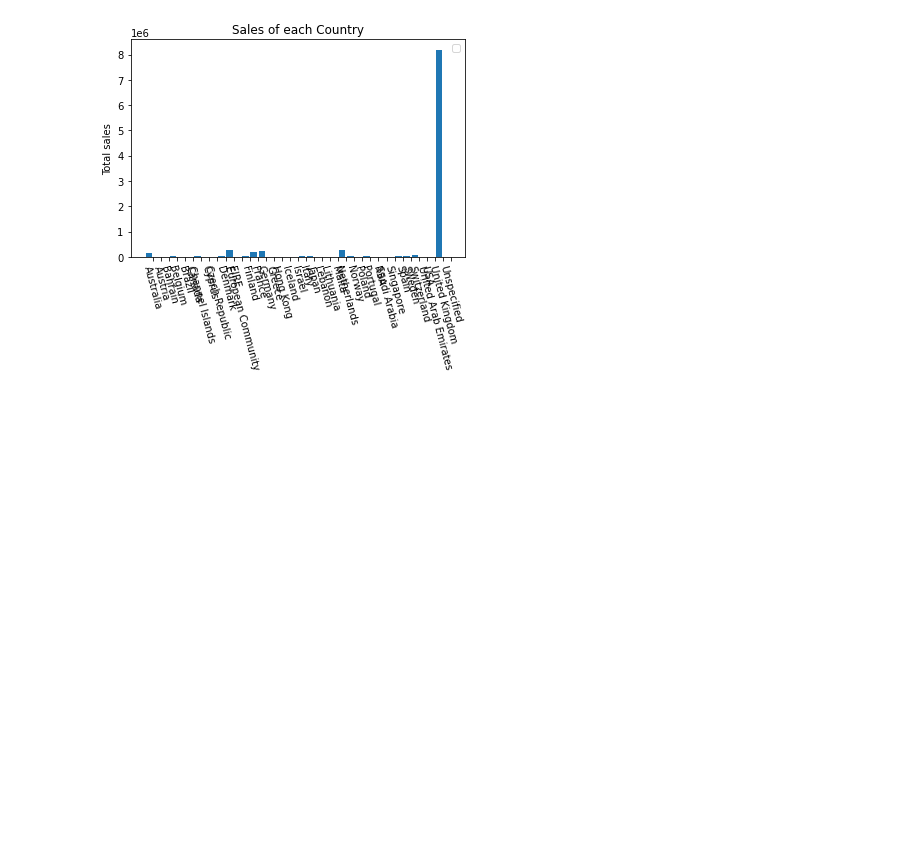
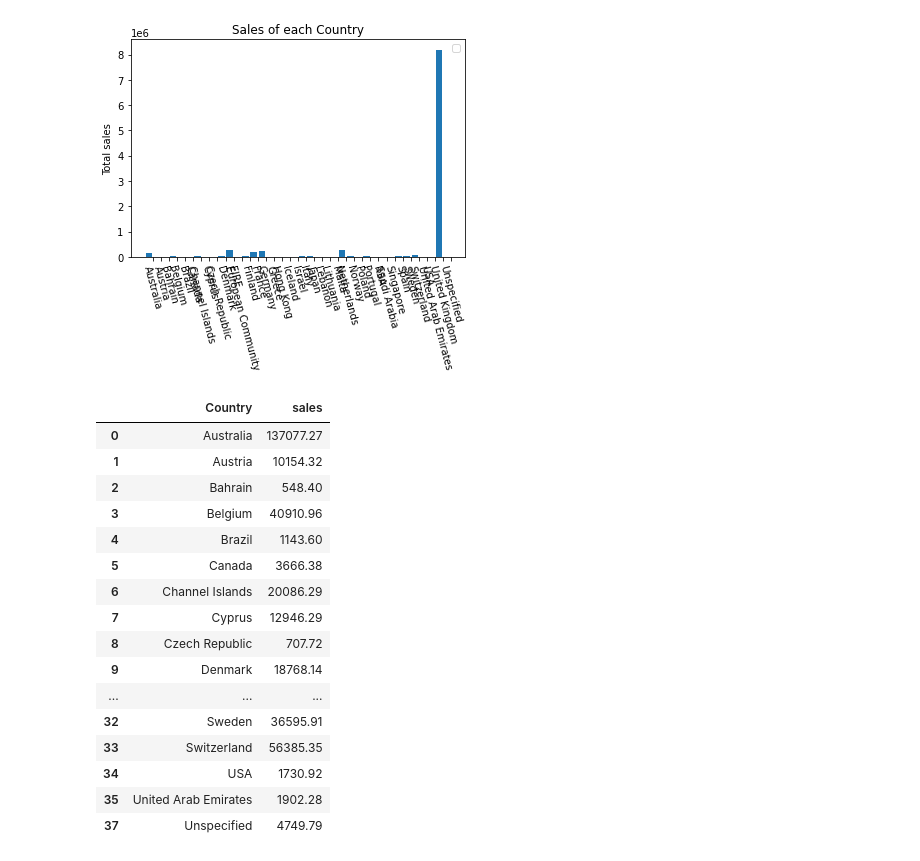
Before and after one commit to nualpair/DWDM21, a Jupyter notebook: Chapter6_Association_Rules.ipynb, the cells around one changed output. Cells and saved outputs as stored; diff of their text form; code cells hidden in the pictures; blank space fills up the shorter version.

```diff
--- a/Chapter6_Association_Rules.ipynb
+++ b/Chapter6_Association_Rules.ipynb
@@ -117,3 +140,26 @@ plt.legend();
 # %% [output]
 No handles with labels found to put in legend.
 [figure]
+# %%
+### ตัด 'United Kingdom' ออก เพราะ สูงเกินไป
+
+data_dropped_UK = data_sales.drop(36)
+data_dropped_UK
+# %% [output]
+|  | Country | sales |
+| 0 | Australia | 137077.27 |
+| 1 | Austria | 10154.32 |
+| 2 | Bahrain | 548.40 |
+| 3 | Belgium | 40910.96 |
+| 4 | Brazil | 1143.60 |
+| 5 | Canada | 3666.38 |
+| 6 | Channel Islands | 20086.29 |
+| 7 | Cyprus | 12946.29 |
+| 8 | Czech Republic | 707.72 |
+| 9 | Denmark | 18768.14 |
+| ... | ... | ... |
+| 32 | Sweden | 36595.91 |
+| 33 | Switzerland | 56385.35 |
+| 34 | USA | 1730.92 |
+| 35 | United Arab Emirates | 1902.28 |
+| 37 | Unspecified | 4749.79 |
```
Also changed, not shown: parts of 3 cells of this notebook.
